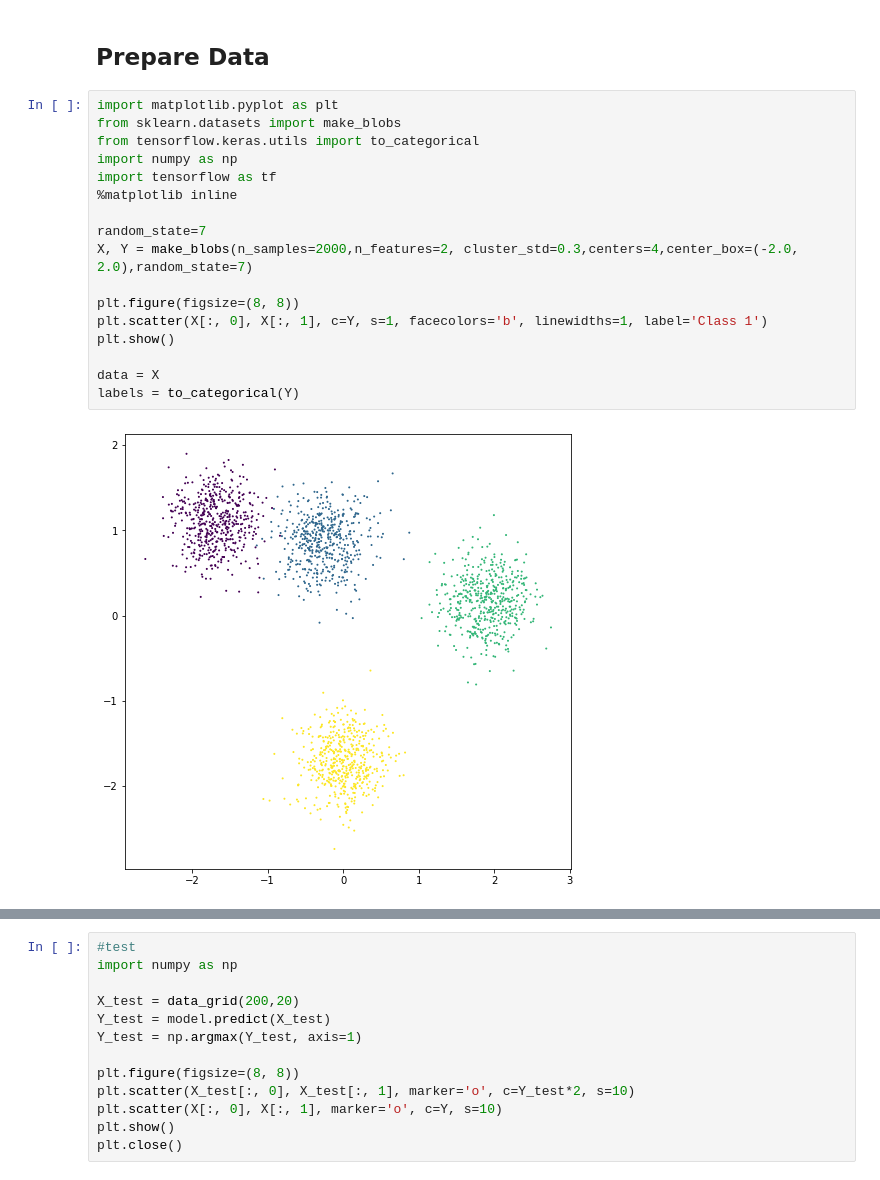
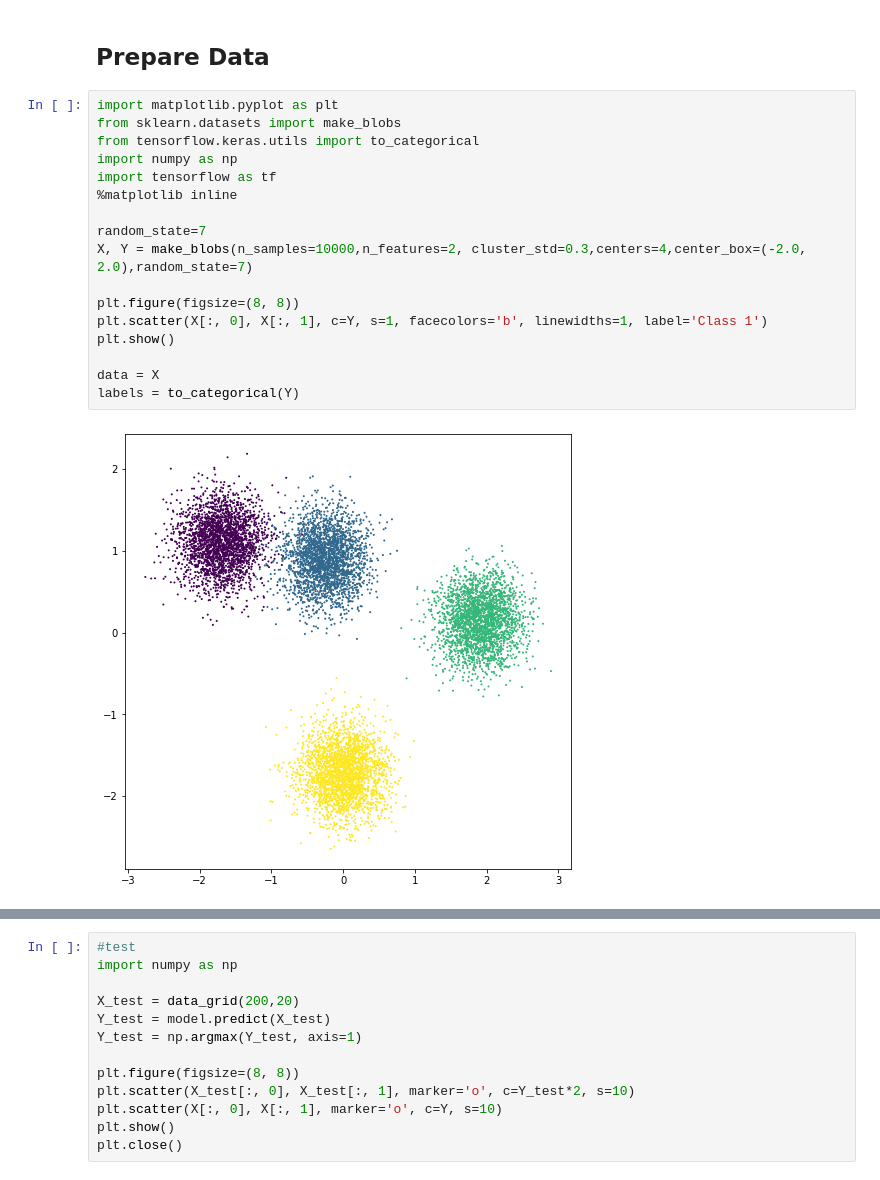
Before and after one commit to LinkRogers/Work, a Jupyter notebook: adv/multiclass_classification_activation_plot.ipynb, the cells around one changed output, grey strips where cells are left out. Saved outputs shown, nothing was run; the diff lists cells and outputs as text.

```diff
--- a/adv/multiclass_classification_activation_plot.ipynb
+++ b/adv/multiclass_classification_activation_plot.ipynb
@@ -3,22 +3,22 @@
 # %%
 import matplotlib.pyplot as plt
 from sklearn.datasets import make_blobs
 from tensorflow.keras.utils import to_categorical
 import numpy as np
 import tensorflow as tf
 %matplotlib inline
 
 random_state=7
-X, Y = make_blobs(n_samples=2000,n_features=2, cluster_std=0.3,centers=4,center_box=(-2.0, 2.0),random_state=7)
+X, Y = make_blobs(n_samples=10000,n_features=2, cluster_std=0.3,centers=4,center_box=(-2.0, 2.0),random_state=7)
 
 plt.figure(figsize=(8, 8))
 plt.scatter(X[:, 0], X[:, 1], c=Y, s=1, facecolors='b', linewidths=1, label='Class 1')
 plt.show()
 
 data = X
 labels = to_categorical(Y)
 # %% [output]
-[figure, old version]
+[figure, new version]
 # %%
 import os
 import activation_plot as aplt
```
Also changed, not shown: parts of 2 cells of this notebook.
